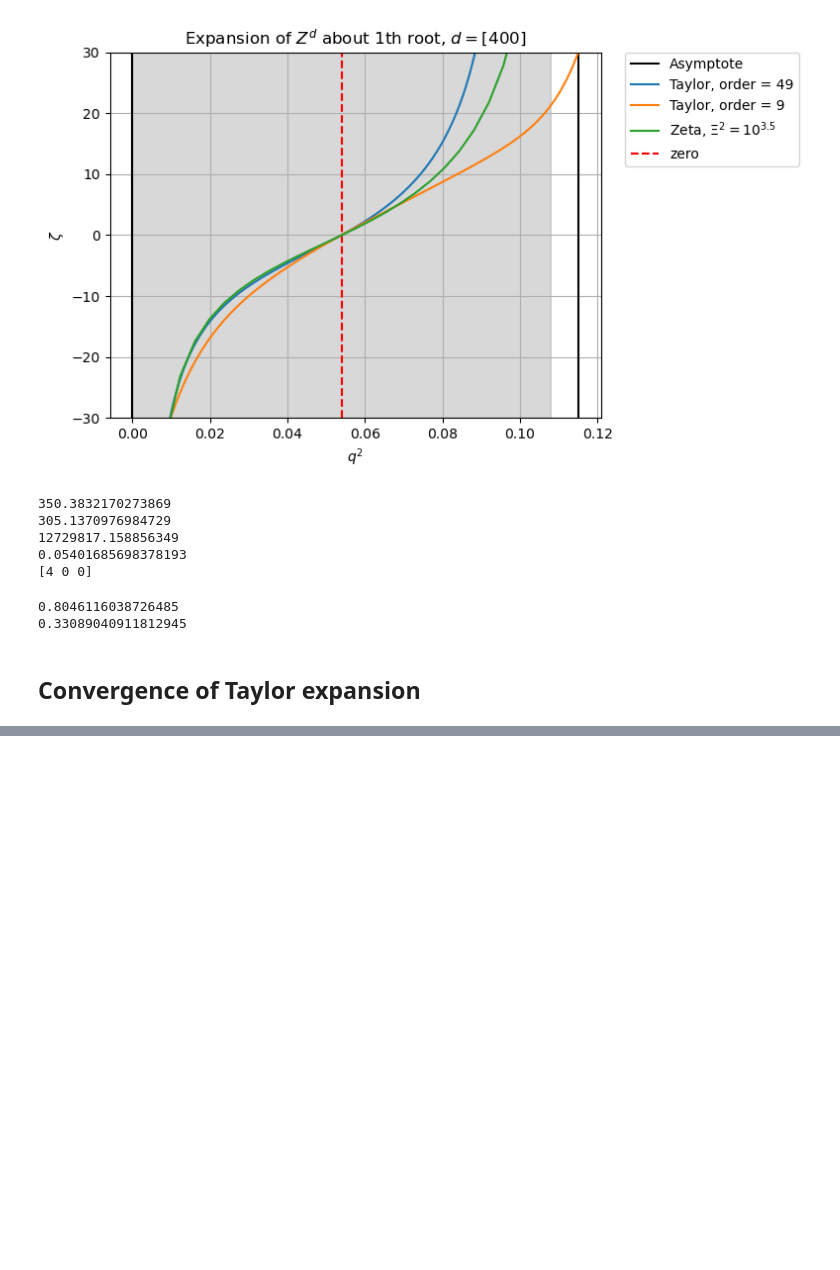
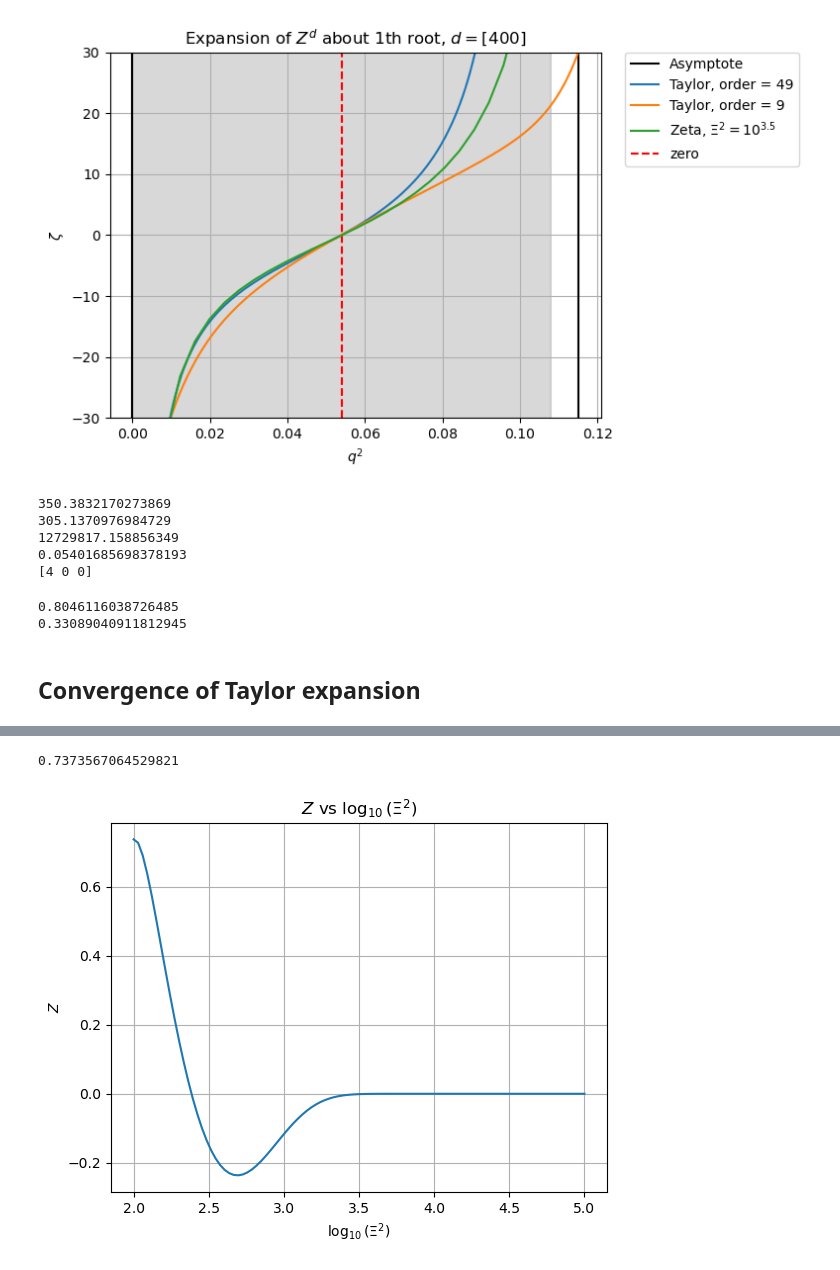
Before and after one commit to rc33051/MPhys-Code, a Jupyter notebook: Taylor_zeta_new.ipynb, the cells around one changed output, grey strips where cells are left out. Cells and saved outputs as stored; diff of their text form; code cells hidden in the pictures; blank space fills up the shorter version.

```diff
--- a/Taylor_zeta_new.ipynb
+++ b/Taylor_zeta_new.ipynb
@@ -231,0 +234,28 @@ print(alpha_recommended(x_0, 1e4, d))
+# %%
+
+#convergence of zeta
+
+ks = np.linspace(2, 5, 100)
+
+alpha = 0.005
+alpha = -1
+#alpha = 0.009517362481468917
+
+
+y = [zeta(x_0, 10**(k),  alpha, d) for k in ks]
+
+derivative_LT()
+#label and format the graph
+#plt.ylim(-0.01,0.01)
+plt.xlabel(r'$\log_{10}(\Xi^2)$')
+plt.ylabel(r'$Z$')
+plt.title(r'$Z$ vs $\log_{10}(\Xi^2)$')
+plt.grid()
+
+
+plt.plot(ks, y)
+
+print(max(y))
+# %% [output]
+0.7373567064529821
+[figure, added]
```
Also changed, not shown: parts of 7 cells of this notebook, 2 other files.
